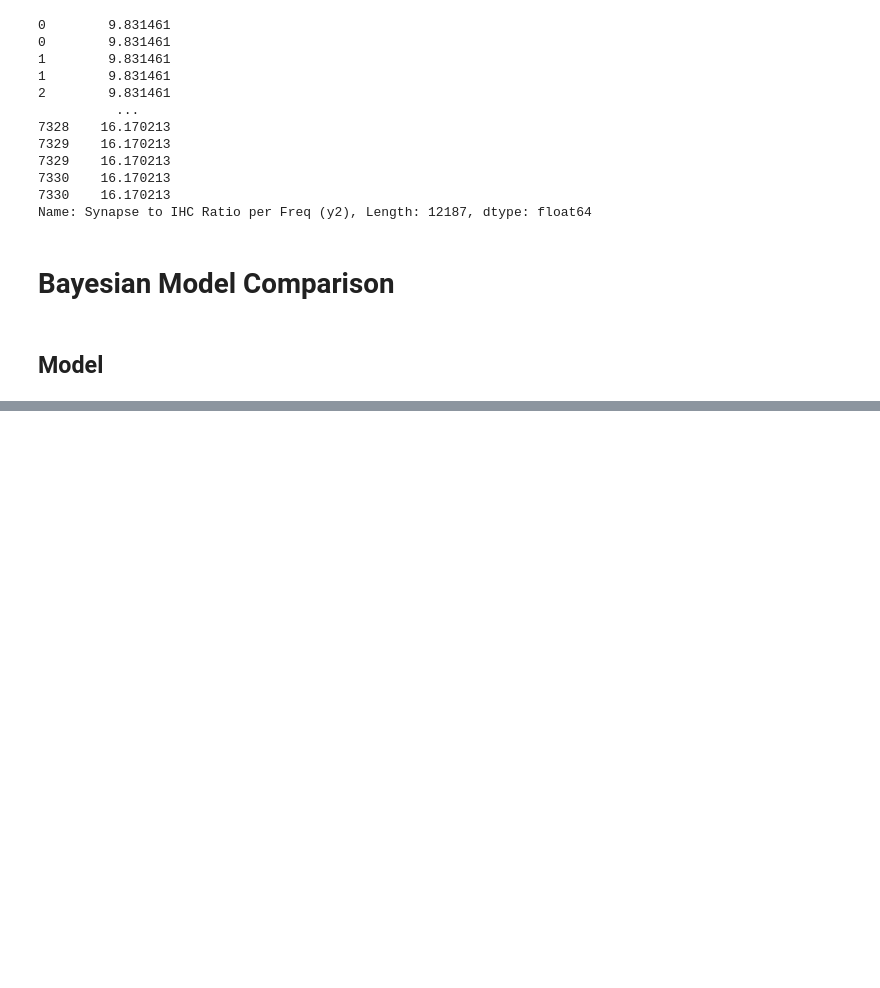
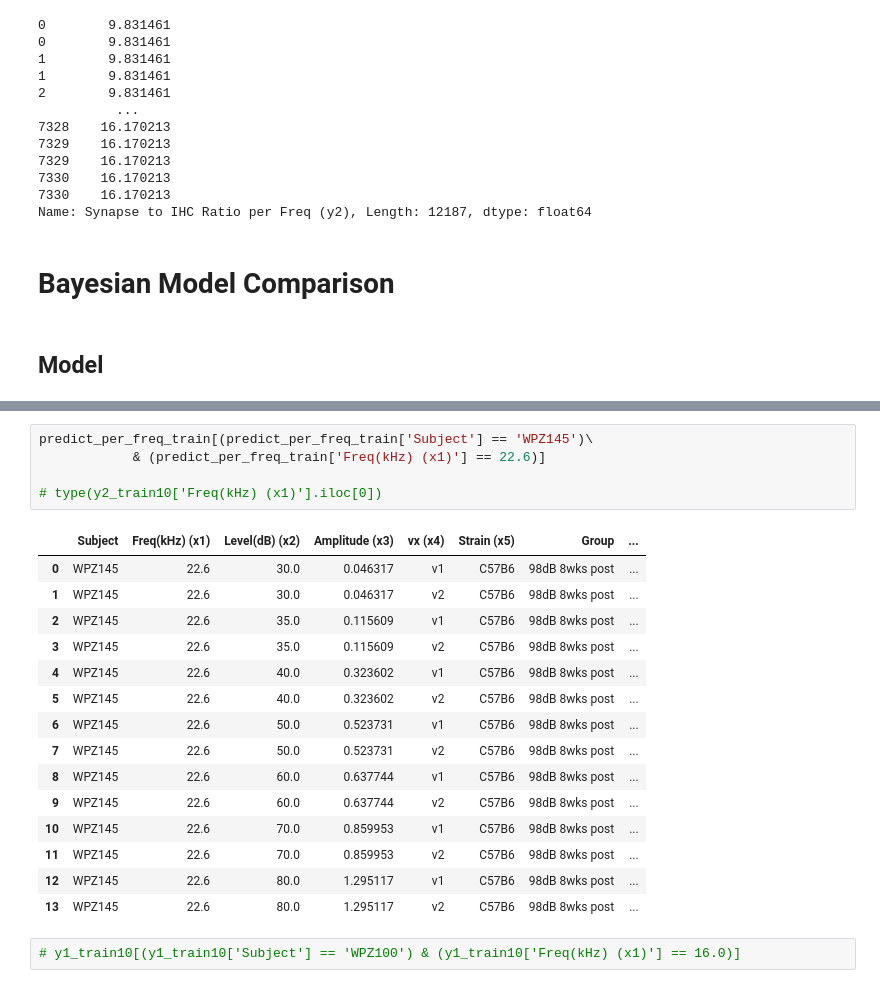
Before and after one commit to caylamiller/ABR2synapse, a Jupyter notebook: abra_submission.ipynb, the cells around one changed output, grey strips where cells are left out. Cells and saved outputs as stored; diff of their text form; blank space fills up the shorter version.

```diff
--- a/abra_submission.ipynb
+++ b/abra_submission.ipynb
@@ -1088,3 +1201,26 @@ y2_test10 = final_clean_strained_grouped_pos_cleangroup_vs_timed2_avgvx.loc[test
 # %% [output]
 {0: [8.0, 22.6], 1: [11.3, 32.0], 2: [16.0, 45.2]}
+# %%
+predict_per_freq_train[(predict_per_freq_train['Subject'] == 'WPZ145')\
+            & (predict_per_freq_train['Freq(kHz) (x1)'] == 22.6)]
+
+# type(y2_train10['Freq(kHz) (x1)'].iloc[0])
+# %% [output]
+|  | Subject | Freq(kHz) (x1) | Level(dB) (x2) | Amplitude (x3) | vx (x4) | Strain (x5) | Group | ... |
+| 0 | WPZ145 | 22.6 | 30.0 | 0.046317 | v1 | C57B6 | 98dB 8wks post | ... |
+| 1 | WPZ145 | 22.6 | 30.0 | 0.046317 | v2 | C57B6 | 98dB 8wks post | ... |
+| 2 | WPZ145 | 22.6 | 35.0 | 0.115609 | v1 | C57B6 | 98dB 8wks post | ... |
+| 3 | WPZ145 | 22.6 | 35.0 | 0.115609 | v2 | C57B6 | 98dB 8wks post | ... |
+| 4 | WPZ145 | 22.6 | 40.0 | 0.323602 | v1 | C57B6 | 98dB 8wks post | ... |
+| 5 | WPZ145 | 22.6 | 40.0 | 0.323602 | v2 | C57B6 | 98dB 8wks post | ... |
+| 6 | WPZ145 | 22.6 | 50.0 | 0.523731 | v1 | C57B6 | 98dB 8wks post | ... |
+| 7 | WPZ145 | 22.6 | 50.0 | 0.523731 | v2 | C57B6 | 98dB 8wks post | ... |
+| 8 | WPZ145 | 22.6 | 60.0 | 0.637744 | v1 | C57B6 | 98dB 8wks post | ... |
+| 9 | WPZ145 | 22.6 | 60.0 | 0.637744 | v2 | C57B6 | 98dB 8wks post | ... |
+| 10 | WPZ145 | 22.6 | 70.0 | 0.859953 | v1 | C57B6 | 98dB 8wks post | ... |
+| 11 | WPZ145 | 22.6 | 70.0 | 0.859953 | v2 | C57B6 | 98dB 8wks post | ... |
+| 12 | WPZ145 | 22.6 | 80.0 | 1.295117 | v1 | C57B6 | 98dB 8wks post | ... |
+| 13 | WPZ145 | 22.6 | 80.0 | 1.295117 | v2 | C57B6 | 98dB 8wks post | ... |
+# %%
+# y1_train10[(y1_train10['Subject'] == 'WPZ100') & (y1_train10['Freq(kHz) (x1)'] == 16.0)]
 # %%
```
Also changed, not shown: parts of 14 cells of this notebook, 1 other file.
